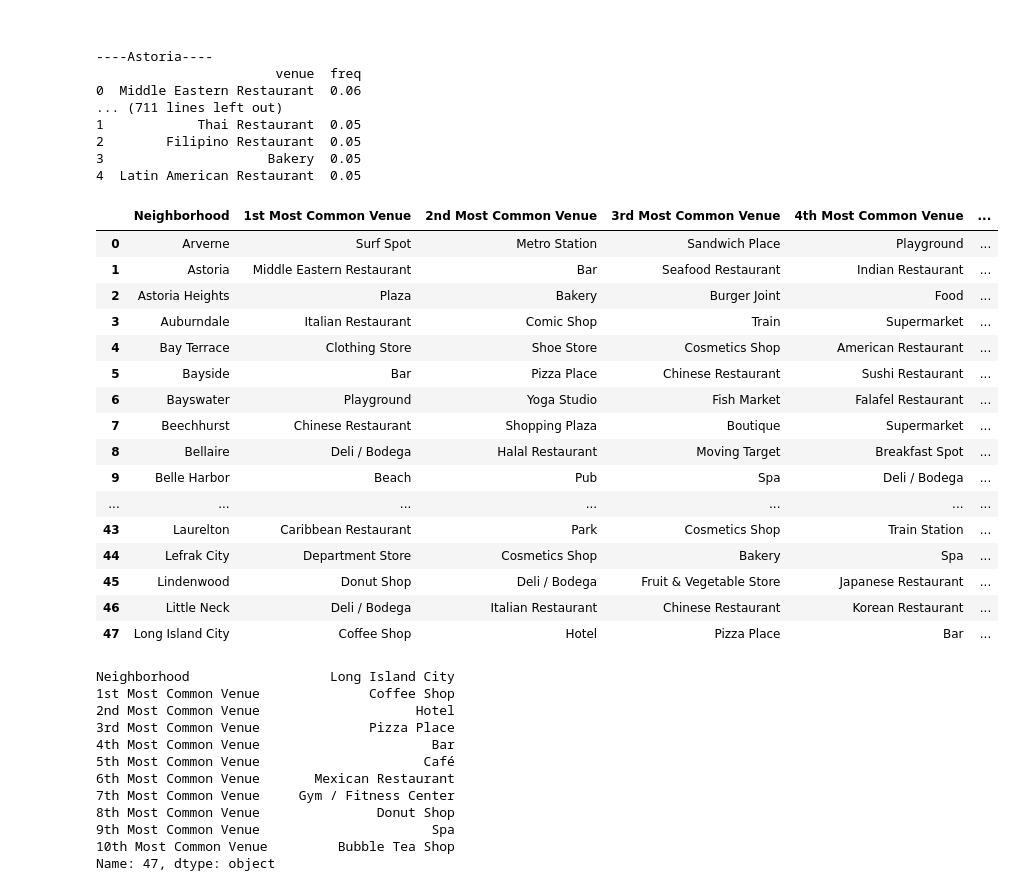
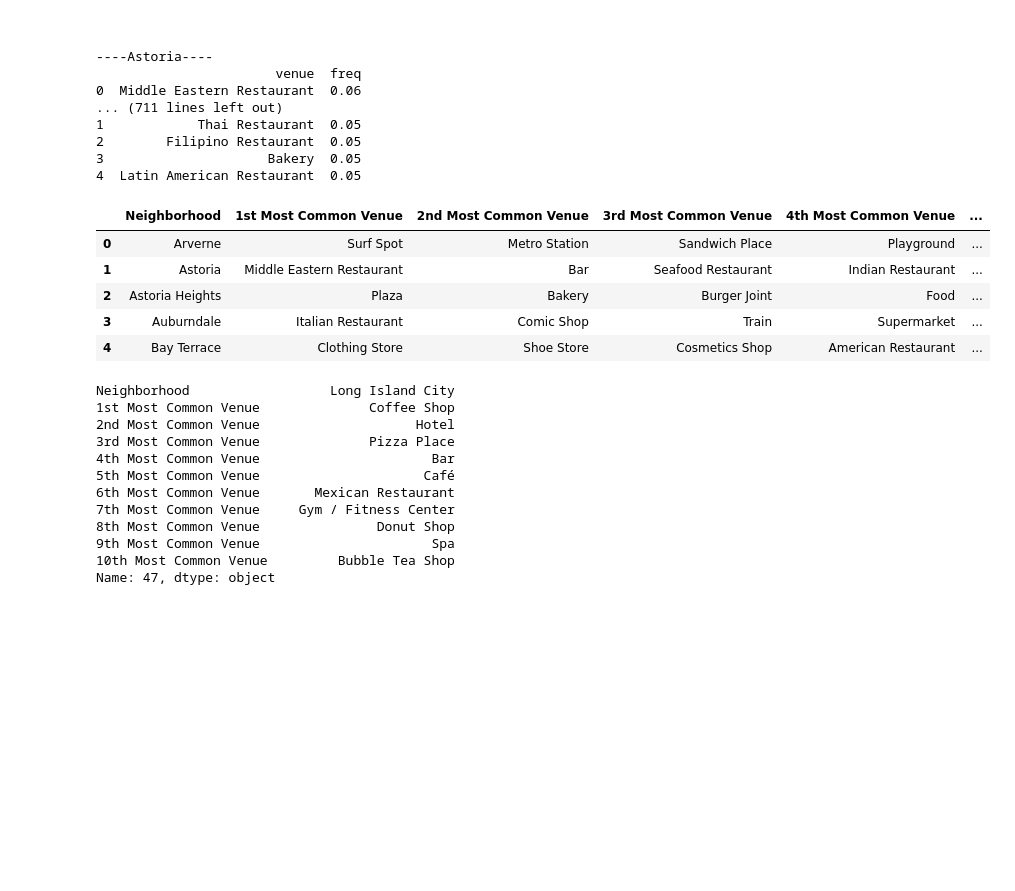
Before and after one commit to dssgora/Coursera_Capstone, a Jupyter notebook: Battle of Neighborhoods (Week 2).ipynb, the cells around one changed output. Saved outputs shown, nothing was run; the diff lists cells and outputs as text; code cells hidden in the pictures; blank space fills up the shorter version.

Commit message:
Published from Watson Studio.

```diff
--- a/Battle of Neighborhoods (Week 2).ipynb
+++ b/Battle of Neighborhoods (Week 2).ipynb
@@ -478,9 +508,9 @@ for lat, lon, poi, cluster in zip(scarborough_merged['Latitude'], scarborough_me
     label = folium.Popup(str(poi) + ' Cluster ' + str(cluster), parse_html=True)
     folium.CircleMarker(
         [lat, lon],
-        radius=5,
+        radius=7,
         popup=label,
-        color=rainbow[cluster-1],
+        color=rainbow[cluster-3],
         fill=True,
         fill_color=rainbow[cluster-1],
         fill_opacity=0.7).add_to(map_clusters)
@@ -853,45 +886,34 @@ def return_most_common_venues(row, num_top_venues):
 
     return row_categories_sorted.index.values[0:num_top_venues]
 
 # Top venues for each neighborhood
 num_top_venues = 10
 
 indicators = ['st', 'nd', 'rd']
 
 # create columns according to number of top venues
 columns = ['Neighborhood']
 for ind in np.arange(num_top_venues):
     try:
         columns.append('{}{} Most Common Venue'.format(ind+1, indicators[ind]))
     except:
         columns.append('{}th Most Common Venue'.format(ind+1))
 
 # create a new dataframe
 neighborhoods_venues_sorted = pd.DataFrame(columns=columns)
 neighborhoods_venues_sorted['Neighborhood'] = queens_grouped['Neighborhood']
 
 for ind in np.arange(queens_grouped.shape[0]):
     neighborhoods_venues_sorted.iloc[ind, 1:] = return_most_common_venues(queens_grouped.iloc[ind, :], num_top_venues)
 
-neighborhoods_venues_sorted.head(48)
+neighborhoods_venues_sorted.head()
 # %% [output]
 |  | Neighborhood | 1st Most Common Venue | 2nd Most Common Venue | 3rd Most Common Venue | 4th Most Common Venue | ... |
 | 0 | Arverne | Surf Spot | Metro Station | Sandwich Place | Playground | ... |
 | 1 | Astoria | Middle Eastern Restaurant | Bar | Seafood Restaurant | Indian Restaurant | ... |
 | 2 | Astoria Heights | Plaza | Bakery | Burger Joint | Food | ... |
 | 3 | Auburndale | Italian Restaurant | Comic Shop | Train | Supermarket | ... |
 | 4 | Bay Terrace | Clothing Store | Shoe Store | Cosmetics Shop | American Restaurant | ... |
-| 5 | Bayside | Bar | Pizza Place | Chinese Restaurant | Sushi Restaurant | ... |
-| 6 | Bayswater | Playground | Yoga Studio | Fish Market | Falafel Restaurant | ... |
-| 7 | Beechhurst | Chinese Restaurant | Shopping Plaza | Boutique | Supermarket | ... |
-| 8 | Bellaire | Deli / Bodega | Halal Restaurant | Moving Target | Breakfast Spot | ... |
-| 9 | Belle Harbor | Beach | Pub | Spa | Deli / Bodega | ... |
-| ... | ... | ... | ... | ... | ... | ... |
-| 43 | Laurelton | Caribbean Restaurant | Park | Cosmetics Shop | Train Station | ... |
-| 44 | Lefrak City | Department Store | Cosmetics Shop | Bakery | Spa | ... |
-| 45 | Lindenwood | Donut Shop | Deli / Bodega | Fruit & Vegetable Store | Japanese Restaurant | ... |
-| 46 | Little Neck | Deli / Bodega | Italian Restaurant | Chinese Restaurant | Korean Restaurant | ... |
-| 47 | Long Island City | Coffee Shop | Hotel | Pizza Place | Bar | ... |
 # %%
 neighborhoods_venues_sorted.iloc[47,]
 # %% [output]
```
Also changed, not shown: parts of 10 cells of this notebook.
